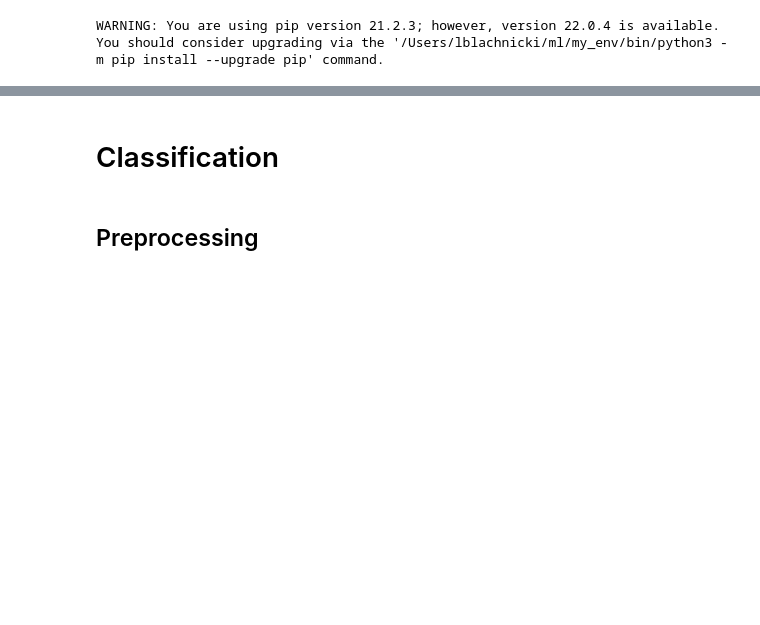
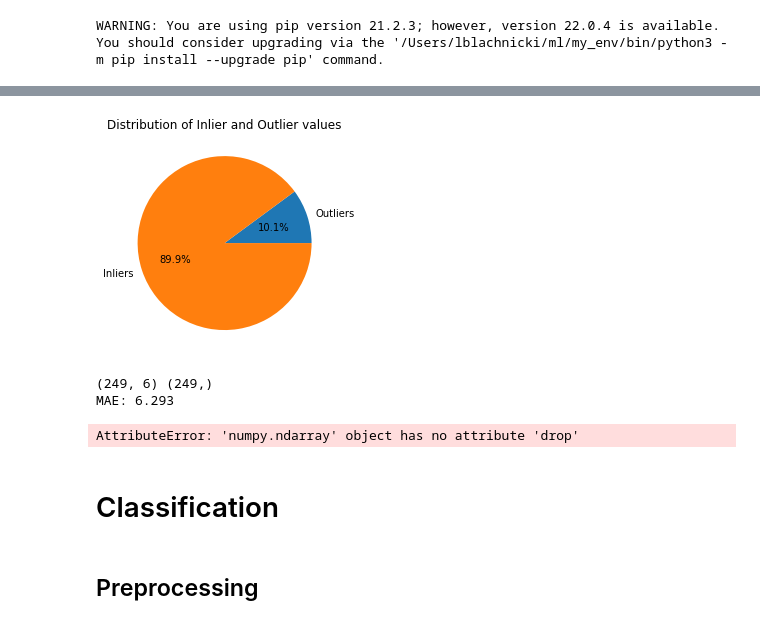
Before and after one commit to Kartm/university-ai-labs-statistical-ml, a Jupyter notebook: Solution.ipynb, the cells around one changed output, grey strips where cells are left out. Cells and saved outputs as stored; diff of their text form; code cells hidden in the pictures; blank space fills up the shorter version.

```diff
--- a/Solution.ipynb
+++ b/Solution.ipynb
@@ -127,3 +120,30 @@ MAE: 6.284
+# %%
+plt.pie(
+    [len(outliersX), len(X_train)],
+    labels = ['Outliers', 'Inliers'],
+    autopct='%1.1f%%',
+)
+plt.title('Distribution of Inlier and Outlier values')
+plt.show()
+# %% [output]
+[figure, added]
+# %%
+# select all rows that are not outliers
+
+# summarize the shape of the updated training dataset
+print(X_train.shape, y_train.shape)
+
+# fit the model
+model = LinearRegression()
+model.fit(X_train, y_train)
+# evaluate the model
+model_pred = model.predict(X_test)
+# evaluate predictions
+mae = mean_absolute_error(y_test, model_pred)
+print('MAE: %.3f' % mae)
+# %% [output]
+(249, 6) (249,)
+MAE: 6.293
 # %%
 # https://www.analyticsvidhya.com/blog/2020/01/build-your-first-machine-learning-pipeline-using-scikit-learn/
 
@@ -134,9 +154,6 @@ MAE: 6.284
 # todo standardize?
 
 # nothing null, no need for IMPUTERS
-print(np.where(pd.isnull(data)))
-
-
 
 # separate X and Y values
 train_x = data.drop(columns=['Y house price of unit area'])
@@ -164,6 +181,8 @@ print(model_pipeline.predict(train_x))
 
 # print(train_x)
 # print(train_y)
+# %% [output]
+AttributeError: 'numpy.ndarray' object has no attribute 'drop'
 # %% [markdown]
 # Classification
 # %%
```
Also changed, not shown: parts of 15 cells of this notebook.
